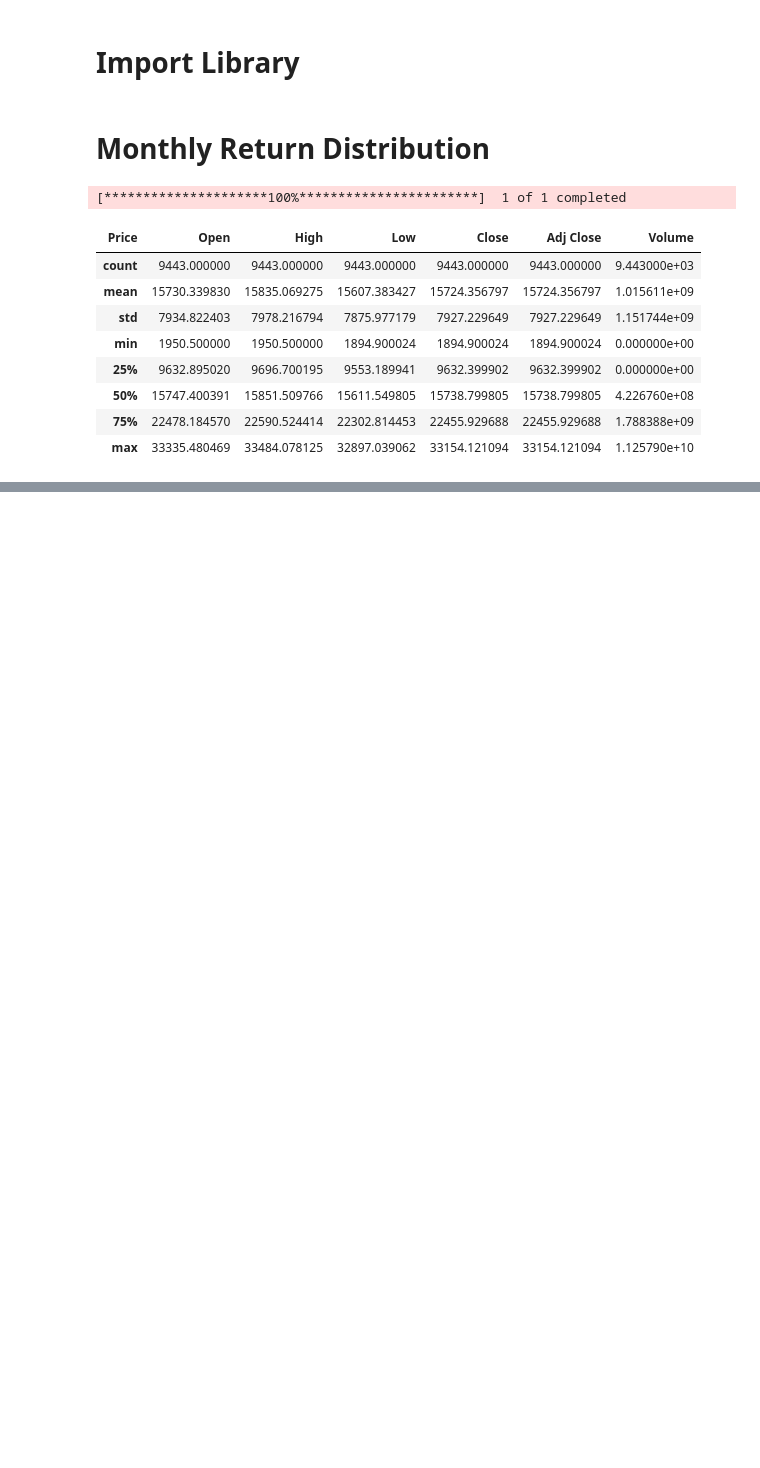
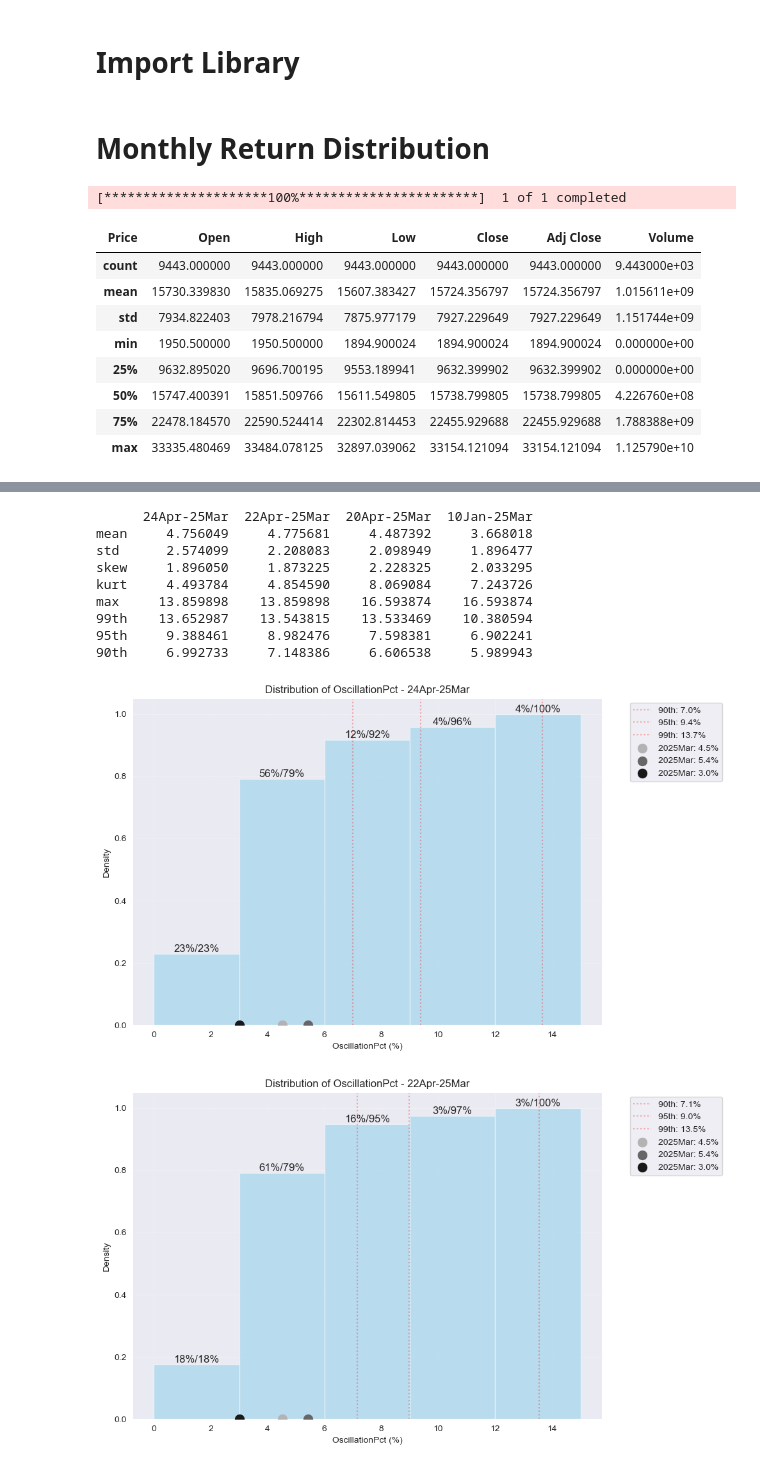
Before and after one commit to HRLoveFun/Trading-Discovery, a Jupyter notebook: Trading-Discovery_S_ShortStrangle.ipynb, the cells around one changed output, grey strips where cells are left out. Drawn from its saved outputs; the diff is of its cells as text; code cells hidden in the pictures; blank space fills up the shorter version.

```diff
--- a/Trading-Discovery_S_ShortStrangle.ipynb
+++ b/Trading-Discovery_S_ShortStrangle.ipynb
@@ -341,0 +388,25 @@ max          25.2         25.8         25.8         25.8
+# %%
+frequency = 'W'
+refrequency_data = refrequency(data, frequency=frequency)
+oscill = oscillation(refrequency_data)
+tail_stats_result =tail_stats(oscill,"OscillationPct",frequency=frequency)
+print(tail_stats_result,"\n")
+
+round_digit = 1
+tail_plot(oscill,"OscillationPct",frequency=frequency)
+volatility_proj_pbn = volatility_projection(data,"OscillationPct",frequency=frequency,prefer_bias=None).round(round_digit)
+print(volatility_proj_pbn,"\n")
+volatility_proj_pb0 = volatility_projection(data,"OscillationPct",frequency=frequency,prefer_bias=0).round(round_digit)
+print(volatility_proj_pb0)
+# %% [output]
+      24Apr-25Mar  22Apr-25Mar  20Apr-25Mar  10Jan-25Mar
+mean     4.756049     4.775681     4.487392     3.668018
+std      2.574099     2.208083     2.098949     1.896477
+skew     1.896050     1.873225     2.228325     2.033295
+kurt     4.493784     4.854590     8.069084     7.243726
+max     13.859898    13.859898    16.593874    16.593874
+99th    13.652987    13.543815    13.533469    10.380594
+95th     9.388461     8.982476     7.598381     6.902241
+90th     6.992733     7.148386     6.606538     5.989943
+[figure, added]
+[figure, added]
```
Also changed, not shown: parts of 5 cells of this notebook.
